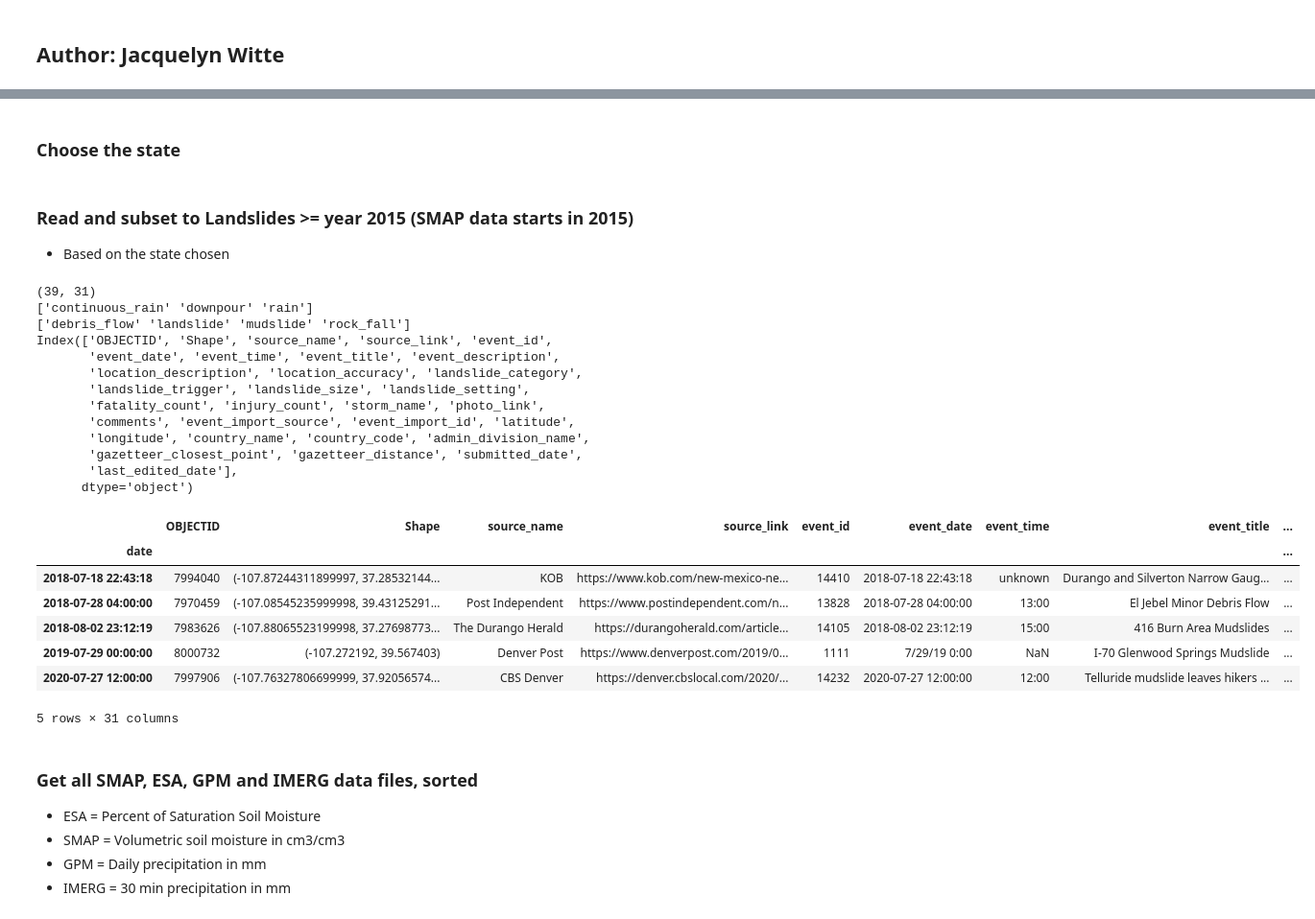
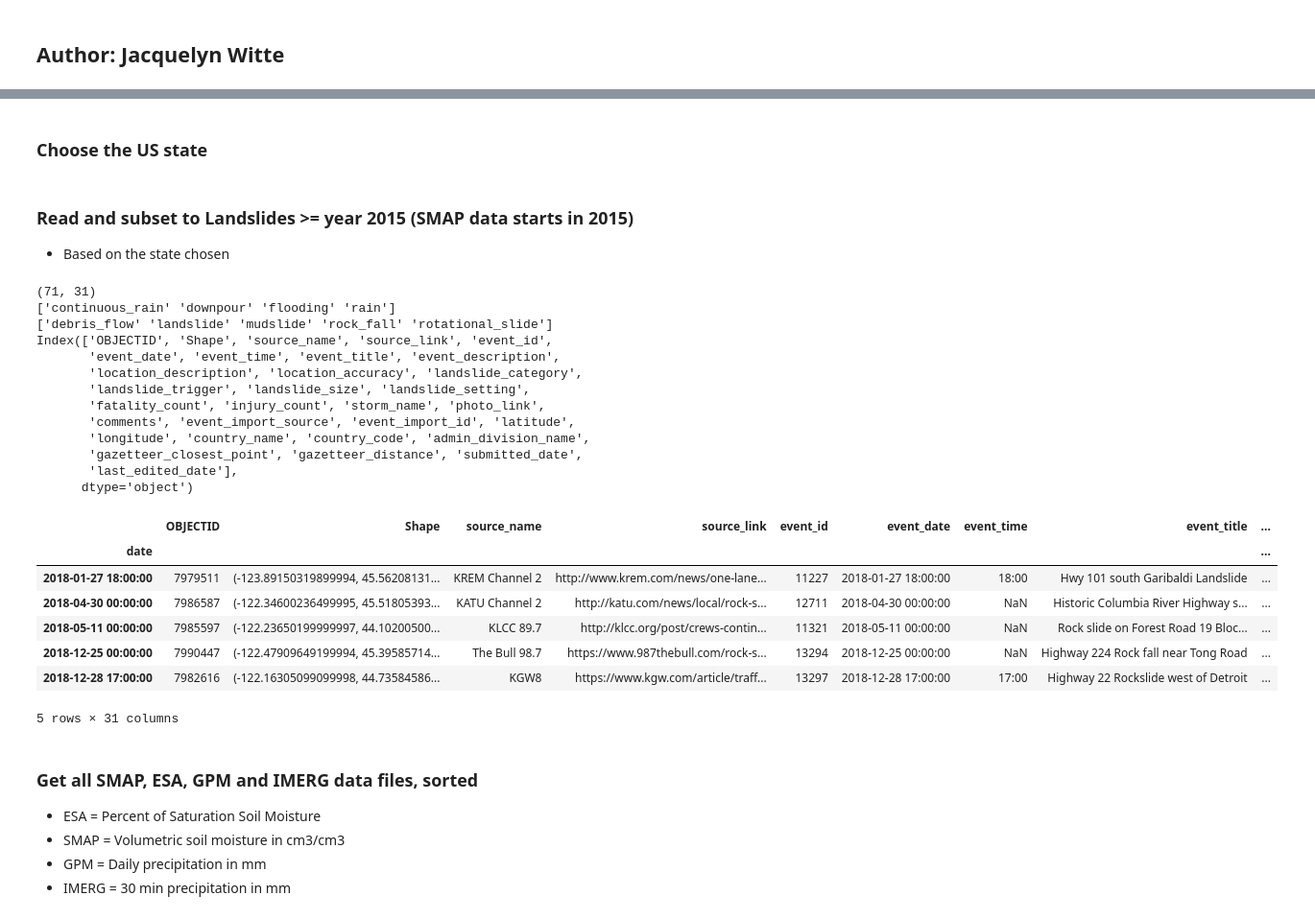
Before and after one commit to jacquiewitte/capstone-landslides-soilmoisture, a Jupyter notebook: landslide_precip_soilm_DataExport_final.ipynb, the cells around one changed output, grey strips where cells are left out. Shown at 96% size. Cells and saved outputs as stored; diff of their text form; code cells hidden in the pictures.

```diff
--- a/landslide_precip_soilm_DataExport_final.ipynb
+++ b/landslide_precip_soilm_DataExport_final.ipynb
@@ -255,11 +153,11 @@ def get_imerg_hires(imerg_files, glc_df):
     imerg = imerg.reset_index().set_index('datetime')
     return imerg
 # %% [markdown]
-### Choose the state
+### Choose the US state
 # %%
-westernUS = ['Colorado', 'California', 'Oregon',
-             'Washington','Utah', 'Idaho']
-state = westernUS[0]
+westernUS = ['Colorado', 'Utah', 'Idaho',
+             'California', 'Oregon', 'Washington']
+state = westernUS[4]
 # %% [markdown]
 ### Read and subset to Landslides >= year 2015 (SMAP data starts in 2015)
 - Based on the state chosen
@@ -282,42 +180,43 @@ glc_state = glc[(glc['country_code'] == 'US')
              & (glc['landslide_trigger'] != 'other')
              & (glc['landslide_trigger'] != 'unknown')
             ]
 # convert to pandas datetime
 glc_state['date'] = pd.to_datetime(glc_state['event_date'])
 glc_state = glc_state.set_index('date').sort_index()
 glc_state_gt2015 = glc_state[glc_state.index > '2015-04-01']
 
 print(glc_state_gt2015.shape)
 print(np.unique(glc_state_gt2015['landslide_trigger']))
 print(np.unique(glc_state_gt2015['landslide_category']))
 print(glc_state_gt2015.columns)
 
 # Dropping last dataframe if state=Utah - SMAP data does not exist
 if state == 'Utah':
-    glc_state_gt2015 = glc_state_gt2015.drop(pd.to_datetime('2019-06-26 04:00:00'))
+    glc_state_gt2015 = glc_state_gt2015.drop(pd.to_datetime(
+                                                        '2019-06-26 04:00:00'))
 
 glc_state_gt2015.tail()
 # %% [output]
-(39, 31)
-['continuous_rain' 'downpour' 'rain']
-['debris_flow' 'landslide' 'mudslide' 'rock_fall']
+(71, 31)
+['continuous_rain' 'downpour' 'flooding' 'rain']
+['debris_flow' 'landslide' 'mudslide' 'rock_fall' 'rotational_slide']
 Index(['OBJECTID', 'Shape', 'source_name', 'source_link', 'event_id',
        'event_date', 'event_time', 'event_title', 'event_description',
        'location_description', 'location_accuracy', 'landslide_category',
        'landslide_trigger', 'landslide_size', 'landslide_setting',
        'fatality_count', 'injury_count', 'storm_name', 'photo_link',
        'comments', 'event_import_source', 'event_import_id', 'latitude',
        'longitude', 'country_name', 'country_code', 'admin_division_name',
        'gazetteer_closest_point', 'gazetteer_distance', 'submitted_date',
        'last_edited_date'],
       dtype='object')
 |  | OBJECTID | Shape | source_name | source_link | event_id | event_date | event_time | event_title | ... |
 | date |  |  |  |  |  |  |  |  | ... |
-| 2018-07-18 22:43:18 | 7994040 | (-107.87244311899997, 37.28532144... | KOB | https://www.kob.com/new-mexico-ne... | 14410 | 2018-07-18 22:43:18 | unknown | Durango and Silverton Narrow Gaug... | ... |
-| 2018-07-28 04:00:00 | 7970459 | (-107.08545235999998, 39.43125291... | Post Independent | https://www.postindependent.com/n... | 13828 | 2018-07-28 04:00:00 | 13:00 | El Jebel Minor Debris Flow | ... |
-| 2018-08-02 23:12:19 | 7983626 | (-107.88065523199998, 37.27698773... | The Durango Herald | https://durangoherald.com/article... | 14105 | 2018-08-02 23:12:19 | 15:00 | 416 Burn Area Mudslides | ... |
-| 2019-07-29 00:00:00 | 8000732 | (-107.272192, 39.567403) | Denver Post | https://www.denverpost.com/2019/0... | 1111 | 7/29/19 0:00 | NaN | I-70 Glenwood Springs Mudslide | ... |
-| 2020-07-27 12:00:00 | 7997906 | (-107.76327806699999, 37.92056574... | CBS Denver | https://denver.cbslocal.com/2020/... | 14232 | 2020-07-27 12:00:00 | 12:00 | Telluride mudslide leaves hikers ... | ... |
+| 2018-01-27 18:00:00 | 7979511 | (-123.89150319899994, 45.56208131... | KREM Channel 2 | http://www.krem.com/news/one-lane... | 11227 | 2018-01-27 18:00:00 | 18:00 | Hwy 101 south Garibaldi Landslide | ... |
+| 2018-04-30 00:00:00 | 7986587 | (-122.34600236499995, 45.51805393... | KATU Channel 2 | http://katu.com/news/local/rock-s... | 12711 | 2018-04-30 00:00:00 | NaN | Historic Columbia River Highway s... | ... |
+| 2018-05-11 00:00:00 | 7985597 | (-122.23650199999997, 44.10200500... | KLCC 89.7 | http://klcc.org/post/crews-contin... | 11321 | 2018-05-11 00:00:00 | NaN | Rock slide on Forest Road 19 Bloc... | ... |
+| 2018-12-25 00:00:00 | 7990447 | (-122.47909649199994, 45.39585714... | The Bull 98.7 | https://www.987thebull.com/rock-s... | 13294 | 2018-12-25 00:00:00 | NaN | Highway 224 Rock fall near Tong Road | ... |
+| 2018-12-28 17:00:00 | 7982616 | (-122.16305099099998, 44.73584586... | KGW8 | https://www.kgw.com/article/traff... | 13297 | 2018-12-28 17:00:00 | 17:00 | Highway 22 Rockslide west of Detroit | ... |
 5 rows × 31 columns
 # %% [markdown]
 ### Get all SMAP, ESA, GPM and IMERG data files, sorted
```
Also changed, not shown: parts of 25 cells of this notebook.
